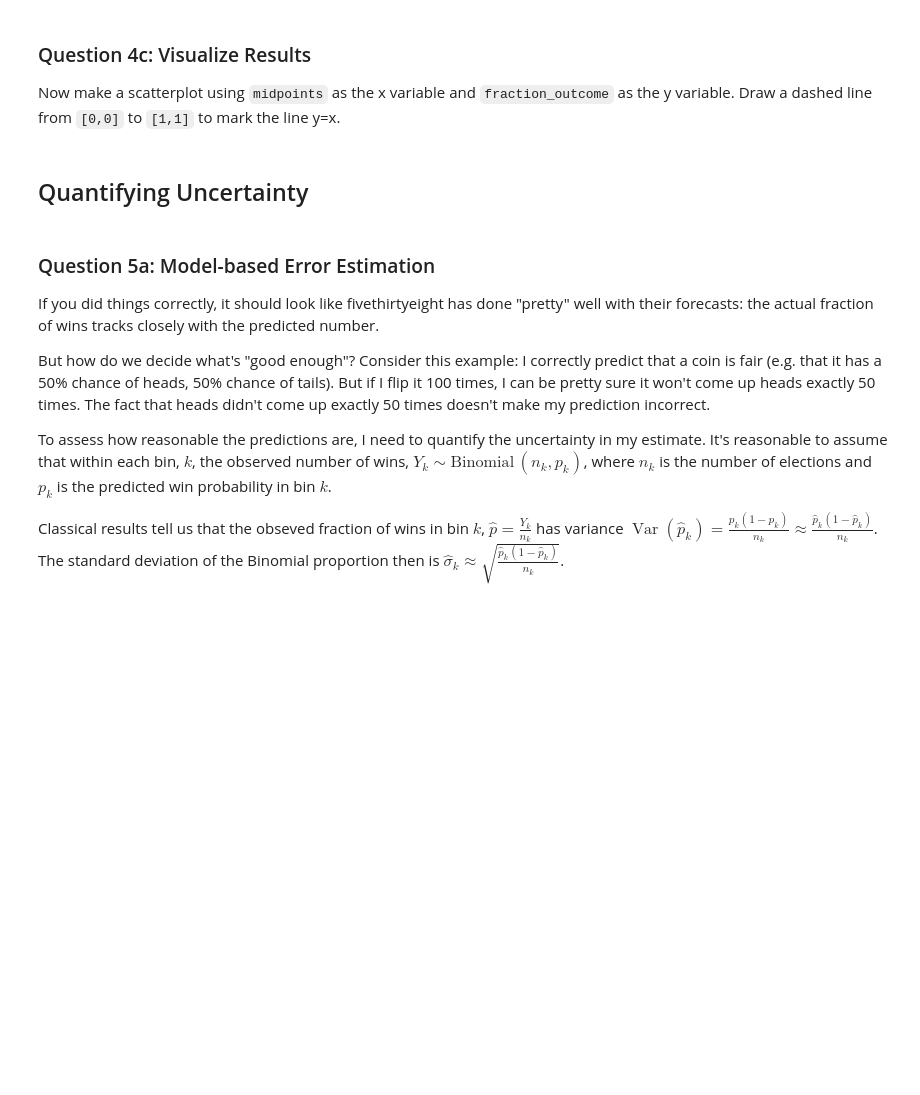
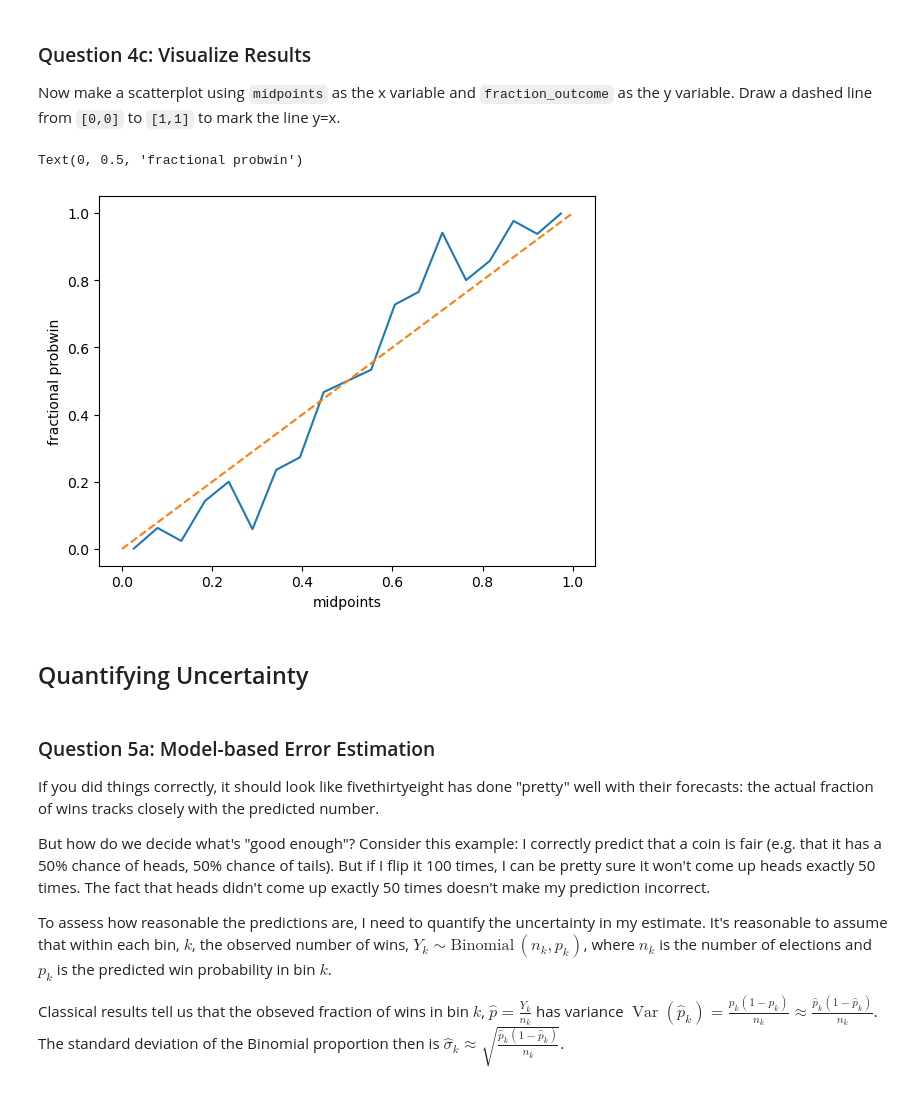
Before and after one commit to UCSB-PSTAT-134-234/Winter2023, a Jupyter notebook: assignments/assignment1/student/assignment1.ipynb, the cells around one changed output. Drawn from its saved outputs; the diff is of its cells as text; code cells hidden in the pictures; blank space fills up the shorter version.

```diff
--- a/assignments/assignment1/student/assignment1.ipynb
+++ b/assignments/assignment1/student/assignment1.ipynb
@@ -97,6 +129,6 @@ points: 3
 -->
 # %%
 # Fill-in ... and ###some task###
-election_sub = election_sub[  ###filter-out NaN names###  ].groupby(...).filter( ###lambda function checks length is two### )
+election_sub = election_sub[~election_sub["candidate"].isnull()].groupby("candidate").filter(lambda x: len(x) == 2)
 # %%
 grader.check("q1b")
@@ -121,2 +152,5 @@ cut_points = ...
+# %%
+cut_points = np.linspace(0, 1, 20)
+election_sub["bin"] = pd.cut(election_sub["probwin"], cut_points, include_lowest=True)
 # %%
 grader.check("q1c")
@@ -240,0 +297,3 @@ fraction_outcome = ...
+# %%
+fraction_outcome = election_sub.groupby("bin").agg({"probwin_outcome" : "mean"})
+print(fraction_outcome)
@@ -257,0 +335,2 @@ midpoints = ...
+# %%
+midpoints = cut_points[:-1] + np.diff(cut_points)/2
@@ -273,9 +367,16 @@ Now make a scatterplot using `midpoints` as the x variable and `fraction_outcome
 # %%
 # magic for showing figures inline
 %matplotlib inline
 import matplotlib.pyplot as plt
 
-...
+fig, ax = plt.subplots()
+ax.plot(midpoints, fraction_outcome)
+ax.plot([0,1], [0,1], linestyle='--')
+ax.set_xlabel("midpoints")
+ax.set_ylabel("fractional probwin")
+# %% [output]
+Text(0, 0.5, 'fractional probwin')
+[figure, added]
 # %% [markdown]
 <!-- END QUESTION -->
 
```
Also changed, not shown: parts of 40 cells of this notebook, 3 other files.
